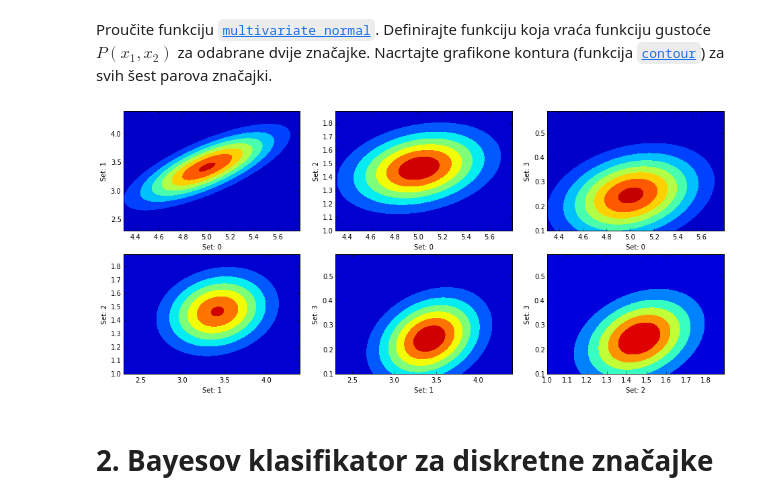
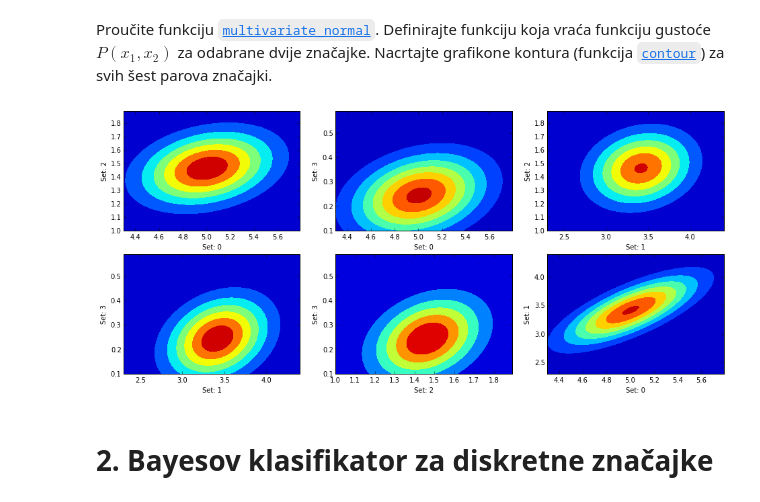
Before and after one commit to antifriz/sedmestar, a Jupyter notebook: su/lab2/SU-2015-LAB1.ipynb, the cells around one changed output. Saved outputs shown, nothing was run; the diff lists cells and outputs as text; code cells hidden in the pictures.

```diff
--- a/su/lab2/SU-2015-LAB1.ipynb
+++ b/su/lab2/SU-2015-LAB1.ipynb
@@ -112,12 +112,9 @@ iris.data = iris.data[iris.target == 0]
 
 fig = plt.figure(figsize=(16,7))
 
-k = 1
-for i in xrange(3):
-    for j in xrange(i+1, 4):
-        splt = fig.add_subplot(2,3,k)
-        splt.scatter(iris.data[:, i], iris.data[:, j], marker='o', color='b')
-        splt.set_xlabel("Set: "+str(i))
-        splt.set_ylabel("Set: "+str(j))
-        k += 1
+for k,(i,j) in enumerate(zip(combinations(range(4),2),'rgbc')):
+    splt = fig.add_subplot(2,3,k)
+    splt.scatter(iris.data[:, i], iris.data[:, j], marker='o', color='b')
+    splt.set_xlabel("Set: "+str(i))
+    splt.set_ylabel("Set: "+str(j))
 # %% [output]
@@ -178,22 +175,19 @@ Proučite funkciju [`multivariate_normal`](http://docs.scipy.org/doc/scipy-0.14.
 # %%
 def densityF(f1,f2): return stats.multivariate_normal([np.average(f1),np.average(f2)],np.cov(np.vstack((f1,f2))))
 
 fig = plt.figure(figsize=(16,7))
-k = 1
-for i,j in combinations(range(4),2):
+for k,(i,j) in enumerate(combinations(range(4),2)):
     f1 = iris.data[:,i]; f2 = iris.data[:,j]
 
     x, y = np.mgrid[np.min(f1):np.max(f1):.01, np.min(f2):np.max(f2):.01]
 
     splt = fig.add_subplot(2,3,k)
     splt.contourf(x, y, densityF(f1,f2).pdf(np.dstack((x,y))))
 
     splt.set_xlabel("Set: "+str(i))
     splt.set_ylabel("Set: "+str(j))
-
-    k+=1
 # %% [output]
-[figure, old version]
+[figure, new version]
 # %% [markdown]
 # 2. Bayesov klasifikator za diskretne značajke
 # %% [markdown]
```
Also changed, not shown: parts of 1 cell of this notebook.
